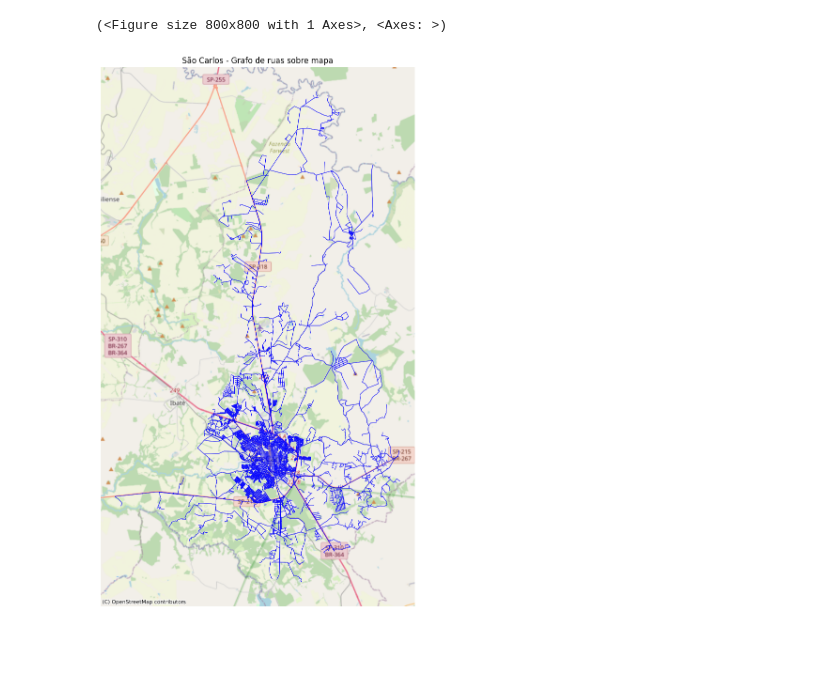
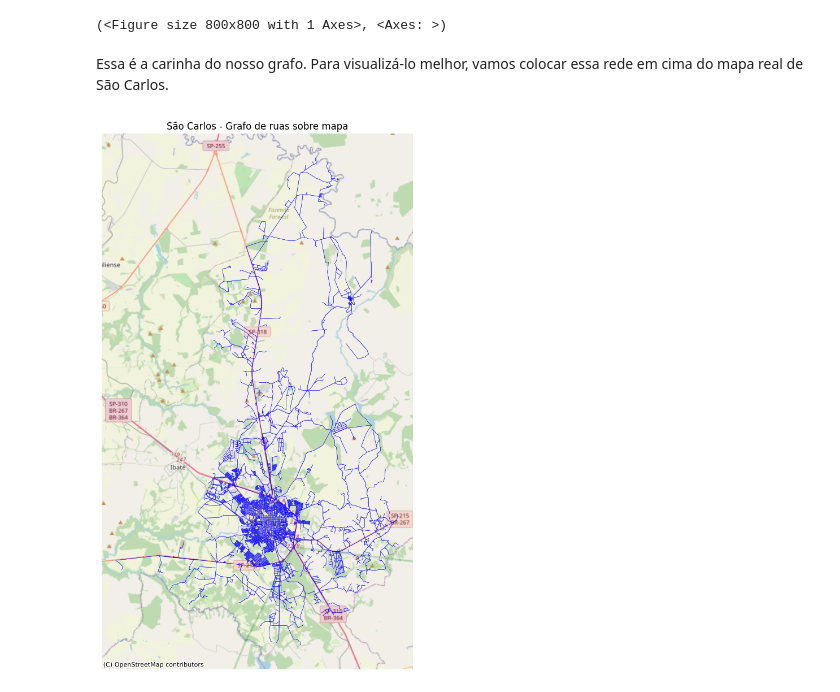
Before and after one commit to marcogarcia2/blood_donation, a Jupyter notebook: project.ipynb, the cells around one changed output. Cells and saved outputs as stored; diff of their text form; code cells hidden in the pictures; blank space fills up the shorter version.

Commit message:
Preparando o terreno para as buscas

```diff
--- a/project.ipynb
+++ b/project.ipynb
@@ -15,29 +25,34 @@ ox.save_graphml(G, filepath="sao_carlos.graphml")
 # %%
-G = ox.load_graphml("sao_carlos.graphml")
+# INSTANCIANDO A CLASSE GRAPH CRIADA
+G = Graph("sao_carlos.graphml")
 
 # Mostra informações do grafo
-print(f"Número de nós: {len(G.nodes)}")
-print(f"Número de arestas: {len(G.edges)}")
+print(f"Número de nós: {len(G.graph.nodes)}")
+print(f"Número de arestas: {len(G.graph.edges)}")
 
 # Desenha o grafo
-ox.plot_graph(G)
+ox.plot_graph(G.graph)
 # %% [output]
 Número de nós: 9042
 Número de arestas: 22340
 [figure]
 (<Figure size 800x800 with 1 Axes>, <Axes: >)
+# %% [markdown]
+Essa é a carinha do nosso grafo. Para visualizá-lo melhor, vamos colocar essa rede em cima do mapa real de São Carlos.
 # %%
-nodes, edges = ox.graph_to_gdfs(G)
+# Plotando as ruas de São Carlos sobre o mapa da cidade
+edges = G.edges_gdf
 
-# Plota com mapa de fundo
-fig, ax = plt.subplots(figsize=(12, 12))
-edges.plot(ax=ax, linewidth=0.5, edgecolor="blue")
+fig, ax = plt.subplots(figsize=(10, 10))
+edges.plot(ax=ax, linewidth=0.3, edgecolor="blue")
 ctx.add_basemap(ax, crs=edges.crs, source=ctx.providers.OpenStreetMap.Mapnik)
 ax.set_axis_off()
+
 plt.title("São Carlos - Grafo de ruas sobre mapa")
 plt.tight_layout()
+
 plt.savefig("sao_carlos_mapa.png", dpi=300)
 
 plt.show()
 # %% [output]
-[figure, old version]
+[figure, new version]
```
Also changed, not shown: parts of 18 cells of this notebook, 6 other files.
